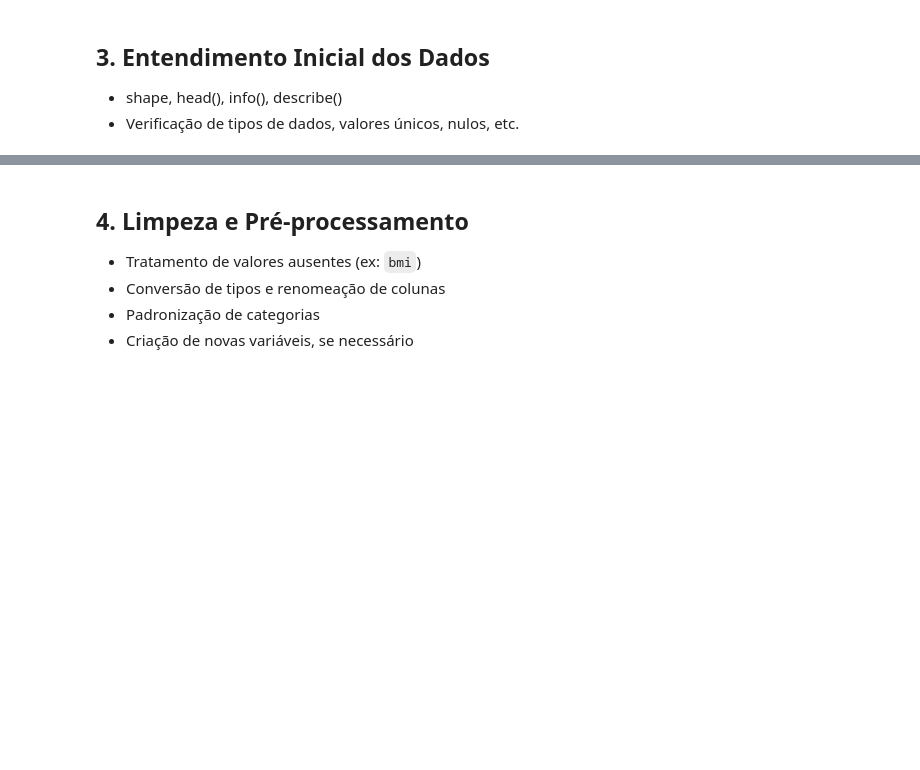
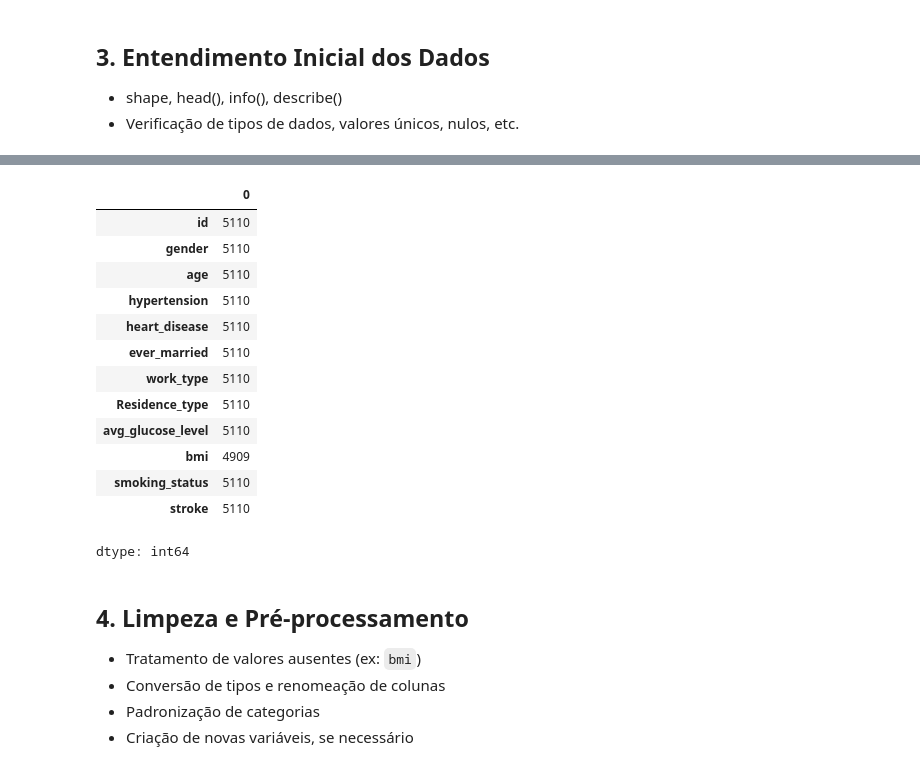
Before and after one commit to danoliveiraed/portfolio-projects, a Jupyter notebook: stroke-risk-analysis/notebooks/stroke_analysis.ipynb, the cells around one changed output, grey strips where cells are left out. Drawn from its saved outputs; the diff is of its cells as text; code cells hidden in the pictures; blank space fills up the shorter version.

```diff
--- a/stroke-risk-analysis/notebooks/stroke_analysis.ipynb
+++ b/stroke-risk-analysis/notebooks/stroke_analysis.ipynb
@@ -13,3 +81,20 @@
+# %%
+dado.count()
+# %% [output]
+|  | 0 |
+| id | 5110 |
+| gender | 5110 |
+| age | 5110 |
+| hypertension | 5110 |
+| heart_disease | 5110 |
+| ever_married | 5110 |
+| work_type | 5110 |
+| Residence_type | 5110 |
+| avg_glucose_level | 5110 |
+| bmi | 4909 |
+| smoking_status | 5110 |
+| stroke | 5110 |
+dtype: int64
 # %% [markdown]
 ## 4. Limpeza e Pré-processamento
 - Tratamento de valores ausentes (ex: `bmi`)
```
Also changed, not shown: parts of 7 cells of this notebook.
